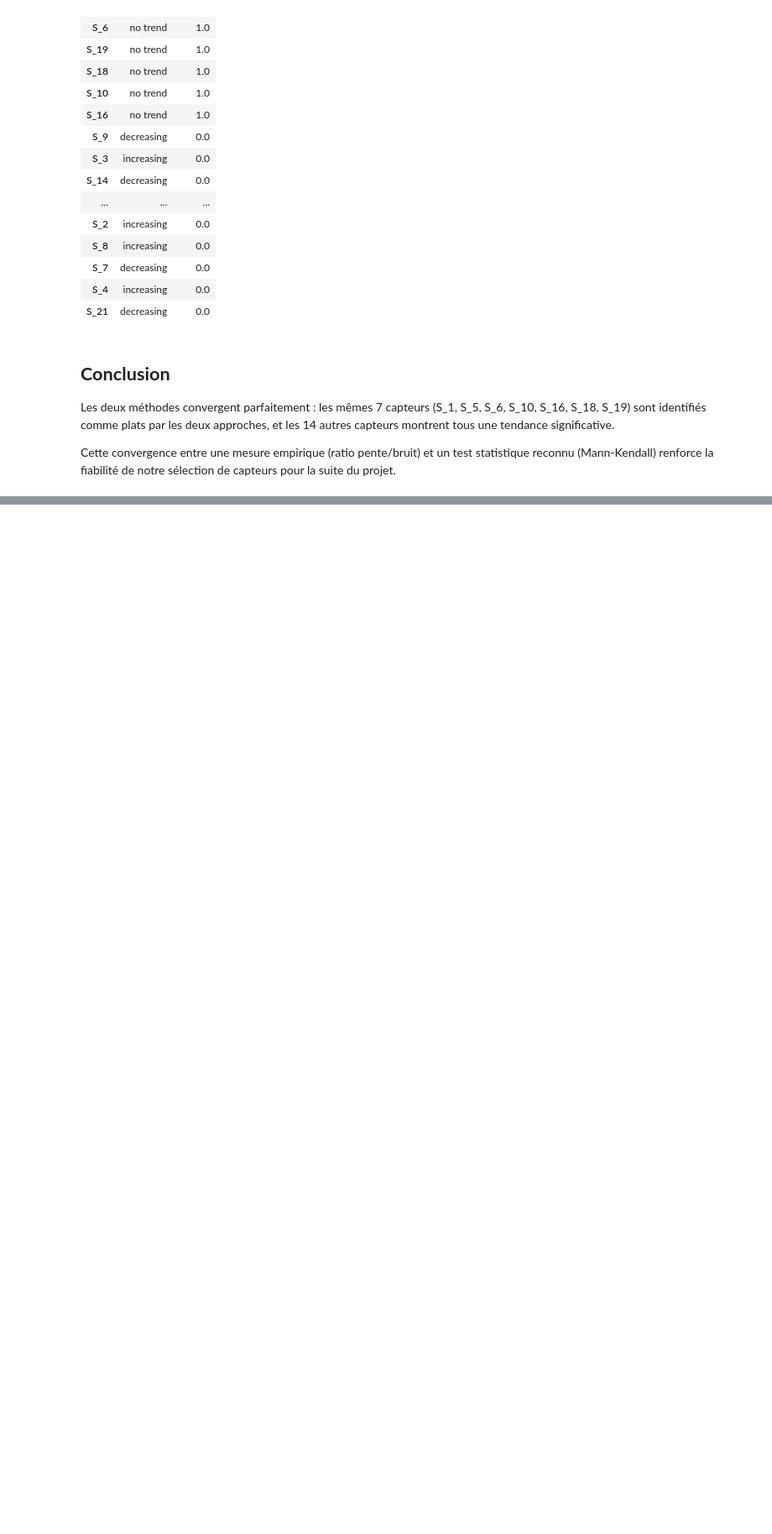
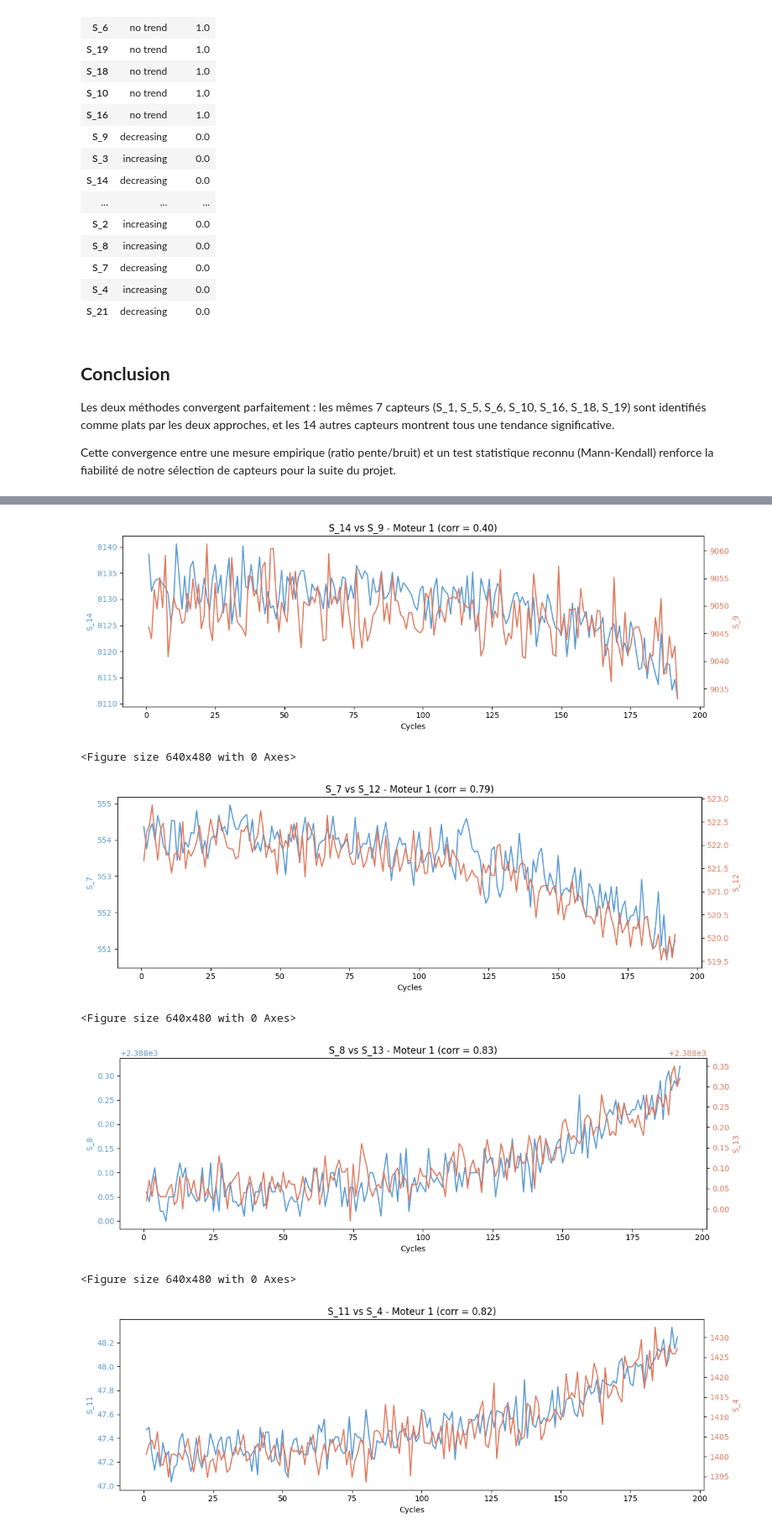
Before and after one commit to WilsonBrade/projet7-maintenance-predictive, a Jupyter notebook: notebooks/01_eda.ipynb, the cells around one changed output, grey strips where cells are left out. Shown at 84% size. Saved outputs shown, nothing was run; the diff lists cells and outputs as text; code cells hidden in the pictures; blank space fills up the shorter version.

```diff
--- a/notebooks/01_eda.ipynb
+++ b/notebooks/01_eda.ipynb
@@ -284,0 +327,30 @@ Cette convergence entre une mesure empirique (ratio pente/bruit) et un test stat
+# %%
+high_corralated_sensor = [('S_14','S_9'),('S_7','S_12'),('S_8','S_13'),('S_11','S_4')]
+for sensor in high_corralated_sensor:
+  moteur_test = train_df[train_df['unit_number'] == 1]
+  corr_val = moteur_test[sensor[0]].corr(moteur_test[sensor[1]])
+
+  fig, ax1 = plt.subplots(figsize=(12, 4))
+
+  ax1.plot(moteur_test['time_cycles'], moteur_test[sensor[0]], color='#5b9bd5', label=sensor[0])
+  ax1.set_xlabel('Cycles')
+  ax1.set_ylabel(sensor[0], color='#5b9bd5')
+  ax1.tick_params(axis='y', labelcolor='#5b9bd5')
+
+  ax2 = ax1.twinx()
+  ax2.plot(moteur_test['time_cycles'], moteur_test[sensor[1]], color='#e07a5f', label=sensor[1])
+  ax2.set_ylabel(sensor[1], color='#e07a5f')
+  ax2.tick_params(axis='y', labelcolor='#e07a5f')
+
+  plt.title(f'{sensor[0]} vs {sensor[1]} - Moteur 1 (corr = {corr_val:.2f})')
+  fig.tight_layout()
+  plt.show()
+  plt.subplots_adjust(bottom=0.3)
+# %% [output]
+[figure, added]
+<Figure size 640x480 with 0 Axes>
+[figure, added]
+<Figure size 640x480 with 0 Axes>
+[figure, added]
+<Figure size 640x480 with 0 Axes>
+[figure, added]
```
Also changed, not shown: parts of 12 cells of this notebook.
